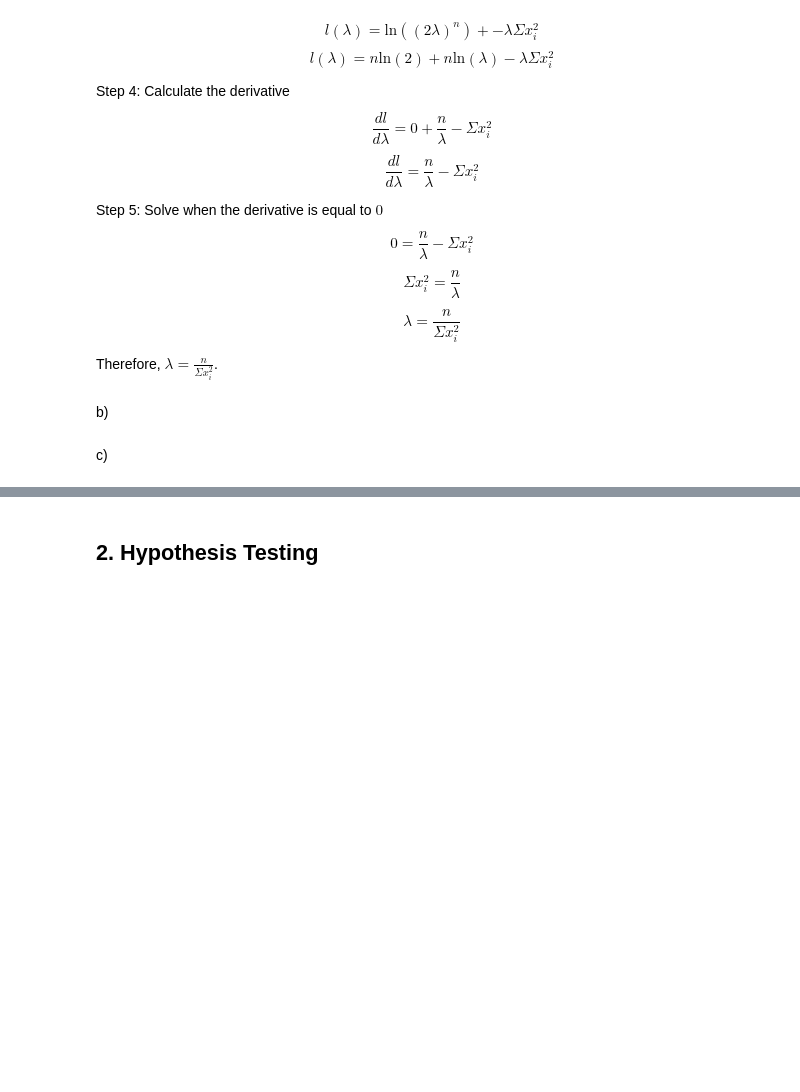
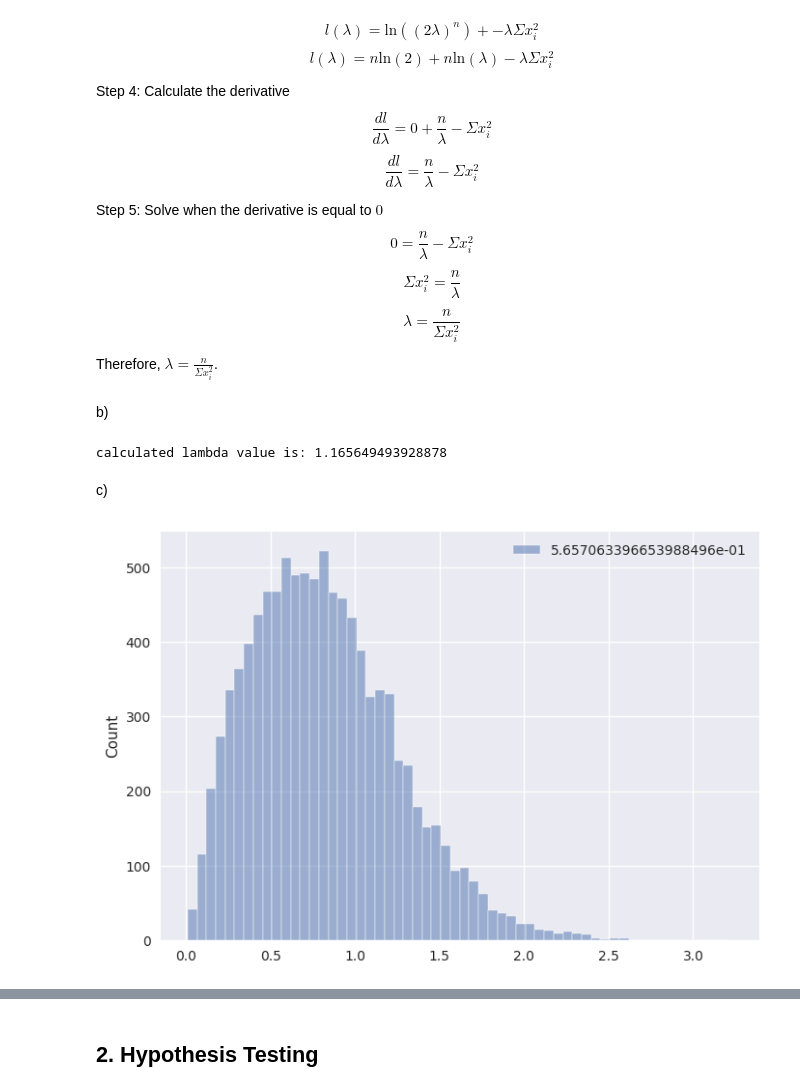
Before and after one commit to Tazering/UVA-CS, a Jupyter notebook: CS-3501_Zhang/PS2/tkj9ep_PS2.ipynb, the cells around one changed output, grey strips where cells are left out. Drawn from its saved outputs; the diff is of its cells as text; code cells hidden in the pictures; blank space fills up the shorter version.

```diff
--- a/CS-3501_Zhang/PS2/tkj9ep_PS2.ipynb
+++ b/CS-3501_Zhang/PS2/tkj9ep_PS2.ipynb
@@ -35,4 +37,31 @@ import pandas as pd
 
 traffic_dataset = pd.read_csv("traffic.csv")
+# %%
+# calculate lambda with equation
+def calculate_lambda(data):
+  n = len(data)
+  denom = 0
+
+  for i in range(n):
+    x = data.iloc[i]
+    denom += math.pow(x, 2)
+
+  return n / denom
+
+lambda_val = calculate_lambda(traffic_dataset)
+print("calculated lambda value is:", lambda_val)
+# %% [output]
+calculated lambda value is: 1.165649493928878
 # %% [markdown]
 c)
+# %%
+import seaborn as sns
+import matplotlib.pyplot as plt
+
+# histogram
+sns.set_style("darkgrid")
+
+sns.histplot(data = traffic_dataset)
+plt.show()
+# %% [output]
+[figure, added]
```
Also changed, not shown: parts of 11 cells of this notebook.
